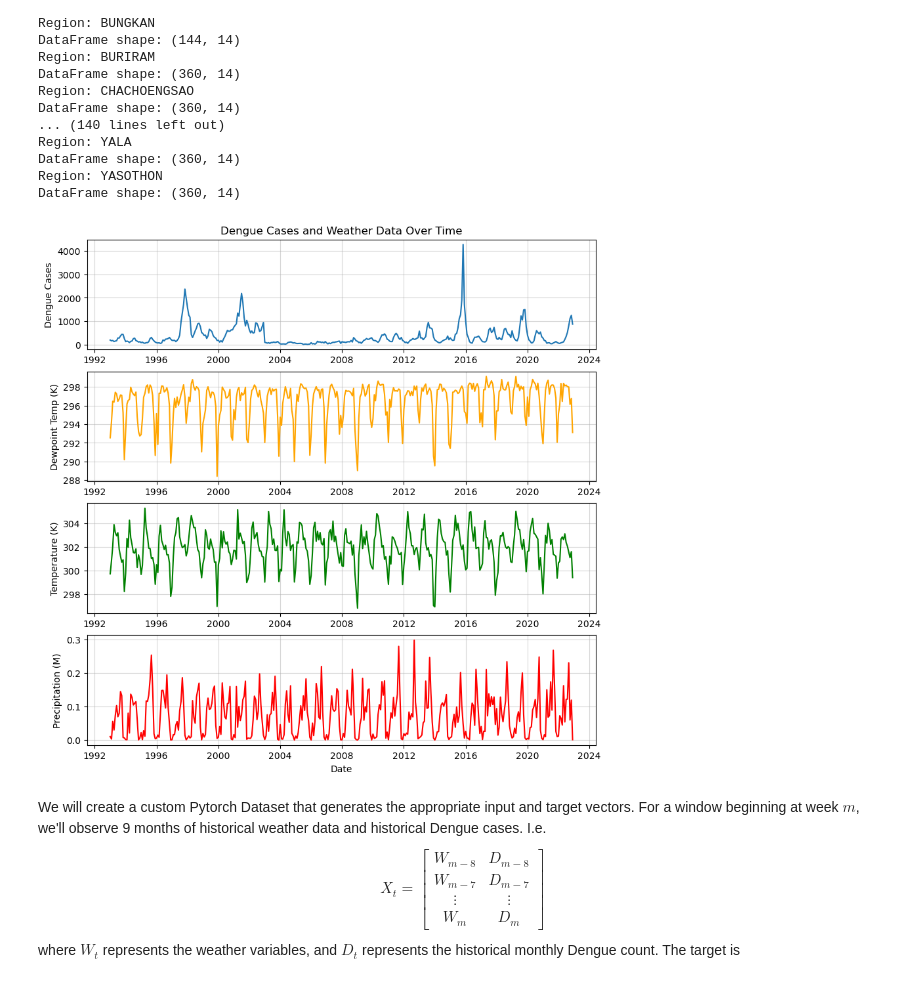
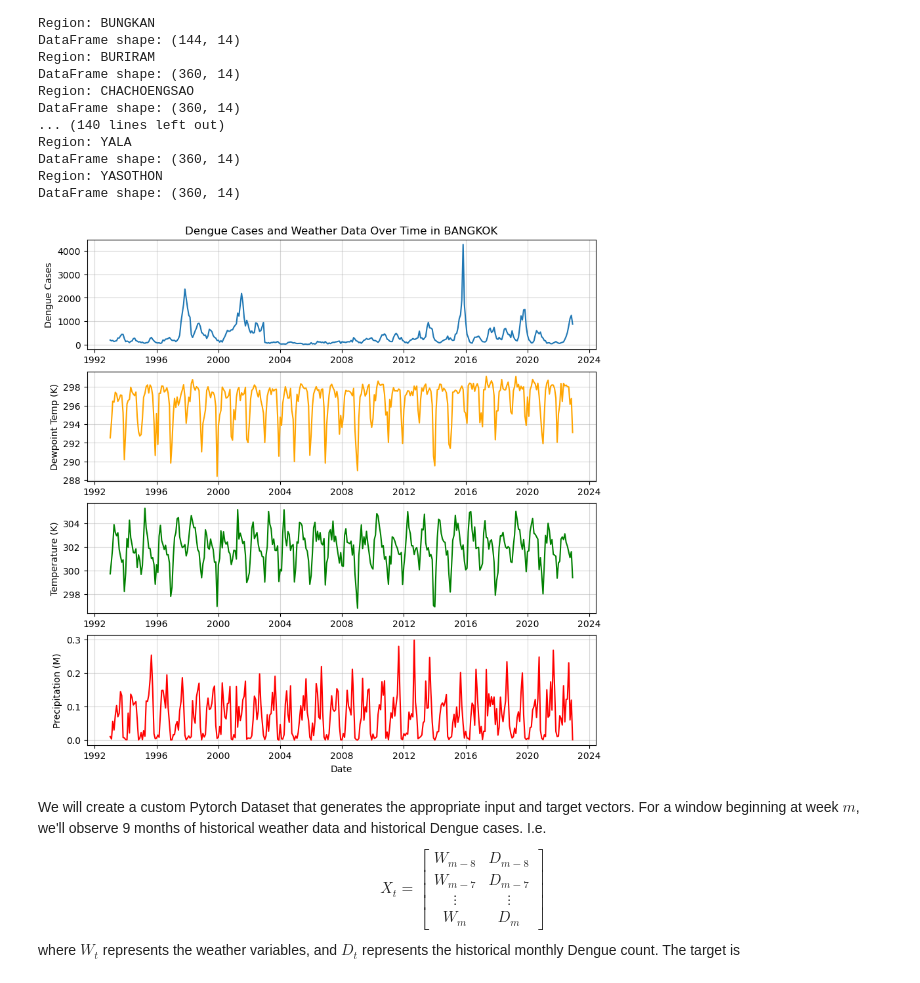
Before and after one commit to maxriback/740-Project, a Jupyter notebook: analysis/dengue_torch_2.ipynb, the cells around one changed output. Saved outputs shown, nothing was run; the diff lists cells and outputs as text; code cells hidden in the pictures.

```diff
--- a/analysis/dengue_torch_2.ipynb
+++ b/analysis/dengue_torch_2.ipynb
@@ -56,35 +56,36 @@ DataFrame shape: (360, 14)
 Region: YASOTHON
 DataFrame shape: (360, 14)
 # %%
-# Plot dengue cases over time along with weather data in Bangkok
-df = df_dict["BANGKOK"]
+# Plot dengue cases over time along with weather data in a region
+REGION = "BANGKOK"
+df = df_dict[REGION]
 
 fig, ax = plt.subplots(4, 1, figsize=(10, 10))
 ax[0].plot(df["date"], df["dengue_total"],
            label="Total Cases")
 ax[1].plot(df["date"],
            np.mean([df[f"d2m_w{i}"] for i in range(1, 4)], axis=0),
            color="orange",
            label="2m Dewpoint temperature")
 ax[2].plot(df["date"],
            np.mean([df[f"t2m_w{i}"] for i in range(1, 4)], axis=0),
            color="green",
            label="2m Temperature")
 ax[3].plot(df["date"],
            np.sum([df[f"tp_w{i}"] for i in range(1, 4)], axis=0),
            color="red",
            label="Total Precipitation")
 ax[3].set_xlabel("Date")
 ax[0].set_ylabel("Dengue Cases")
 ax[1].set_ylabel("Dewpoint Temp (K)")
 ax[2].set_ylabel("Temperature (K)")
 ax[3].set_ylabel("Precipitation (M)")
-ax[0].set_title("Dengue Cases and Weather Data Over Time")
+ax[0].set_title(f"Dengue Cases and Weather Data Over Time in {REGION}")
 for a in ax:
     a.grid(True, alpha=0.5)
 plt.show()
 # %% [output]
-[figure, old version]
+[figure, new version]
 # %% [markdown]
 We will create a custom Pytorch Dataset that generates the appropriate input and target vectors.  For a window beginning at week $m$, we'll observe 9 months of historical weather data and historical Dengue cases. I.e.
 $$
```
Also changed, not shown: parts of 6 cells of this notebook.
